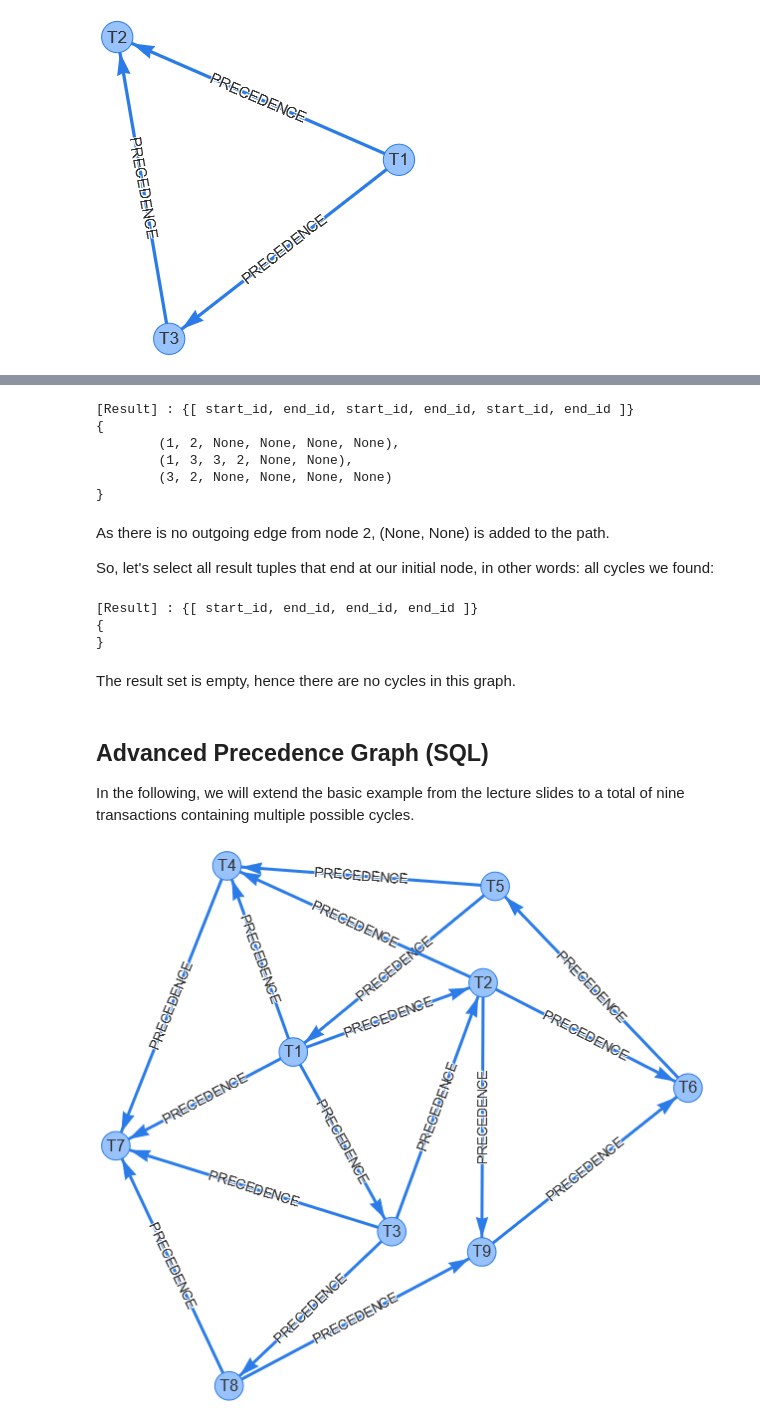
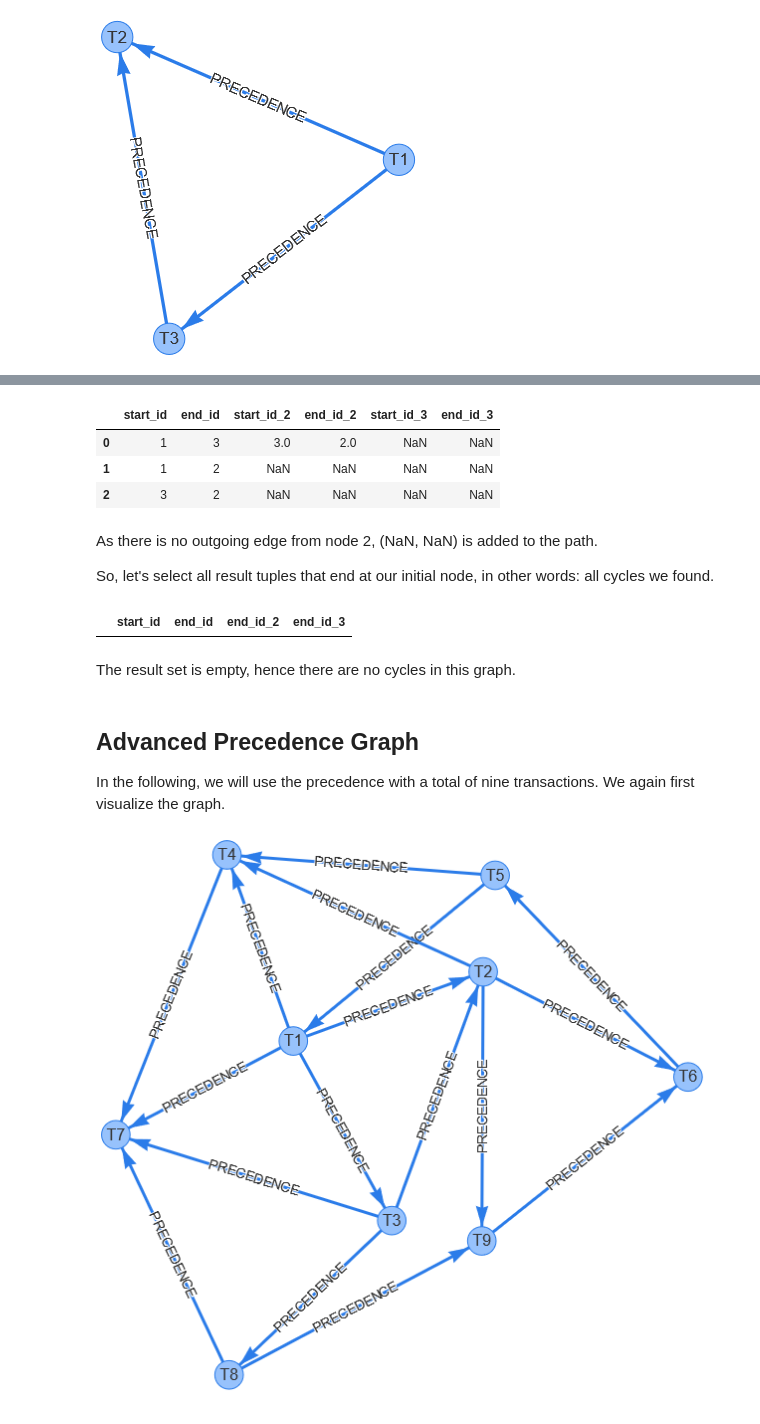
Before and after one commit to BigDataAnalyticsGroup/bigdataengineering, a Jupyter notebook: Graphs in SQL.ipynb, the cells around one changed output, grey strips where cells are left out. Drawn from its saved outputs; the diff is of its cells as text; code cells hidden in the pictures.

```diff
--- a/Graphs in SQL.ipynb
+++ b/Graphs in SQL.ipynb
@@ -274,11 +242,9 @@ A naive approach to find cycles is to simply join the `edges` table multiple tim
 # %%
-with psycopg.connect(DSN) as conn:
-    with conn.cursor() as cur:
-        cur.execute("""
-        SELECT *
-        FROM edges_small AS e1
-        LEFT OUTER JOIN edges_small AS e2
-            ON e1.end_id = e2.start_id AND e1.start_id != e2.start_id -- "!=" is necessary to not iterate through cycles
-        """)
-        print_set_postgres(cur)
+conn.execute("""
+SELECT *
+FROM edges_small AS e1
+    LEFT OUTER JOIN edges_small AS e2 ON e1.end_id = e2.start_id AND e1.start_id != e2.start_id
+    -- "!=" is necessary to not iterate through cycles
+""")
+display(conn.fetchdf())
 # %% [output]
@@ -293,48 +261,40 @@ Only for edge (1,3) we found a join mate.
 # %%
-with psycopg.connect(DSN) as conn:
-    with conn.cursor() as cur:
-        cur.execute("""
-        SELECT *
-        FROM edges_small AS e1
-        LEFT OUTER JOIN edges_small AS e2 ON e1.end_id = e2.start_id AND e1.start_id != e2.start_id
-        LEFT OUTER JOIN edges_small AS e3 ON e2.end_id = e3.start_id AND e1.start_id != e3.start_id;
-        """)
-        print_set_postgres(cur)
+conn.execute("""
+SELECT *
+FROM edges_small AS e1
+    LEFT OUTER JOIN edges_small AS e2 ON e1.end_id = e2.start_id AND e1.start_id != e2.start_id
+    LEFT OUTER JOIN edges_small AS e3 ON e2.end_id = e3.start_id AND e1.start_id != e3.start_id;
+""")
+display(conn.fetchdf())
 # %% [output]
-[Result] : {[ start_id, end_id, start_id, end_id, start_id, end_id ]}
-{
-        (1, 2, None, None, None, None),
-        (1, 3, 3, 2, None, None),
-        (3, 2, None, None, None, None)
-}
+|  | start_id | end_id | start_id_2 | end_id_2 | start_id_3 | end_id_3 |
+| 0 | 1 | 3 | 3.0 | 2.0 | NaN | NaN |
+| 1 | 1 | 2 | NaN | NaN | NaN | NaN |
+| 2 | 3 | 2 | NaN | NaN | NaN | NaN |
 # %% [markdown]
-As there is no outgoing edge from node 2, (None, None) is added to the path.
+As there is no outgoing edge from node 2, (NaN, NaN) is added to the path.
 
-So, let's select all result tuples that end at our initial node, in other words: all cycles we found:
+So, let's select all result tuples that end at our initial node, in other words: all cycles we found.
 # %%
-with psycopg.connect(DSN) as conn:
-    with conn.cursor() as cur:
-        cur.execute("""
-        SELECT e1.start_id, e1.end_id, e2.end_id, e3.end_id
-        FROM edges_small AS e1
-        LEFT OUTER JOIN edges_small AS e2 ON e1.end_id = e2.start_id AND e1.start_id != e2.start_id
-        LEFT OUTER JOIN edges_small AS e3 ON e2.end_id = e3.start_id AND e1.start_id != e3.start_id
-        WHERE e1.end_id = e1.start_id -- cycle through a self-reference
-            OR e2.end_id = e1.start_id -- cycle through one other node than e1
-            OR e3.end_id = e1.start_id -- cycle through two other nodes than e1
-        ORDER BY e1.start_id, e1.end_id, e2.end_id, e3.end_id;
-        """)
-        print_set_postgres(cur)
+conn.execute("""
+SELECT e1.start_id, e1.end_id, e2.end_id, e3.end_id
+FROM edges_small AS e1
+    LEFT OUTER JOIN edges_small AS e2 ON e1.end_id = e2.start_id AND e1.start_id != e2.start_id
+    LEFT OUTER JOIN edges_small AS e3 ON e2.end_id = e3.start_id AND e1.start_id != e3.start_id
+WHERE e1.end_id = e1.start_id -- cycle through a self-reference
+    OR e2.end_id = e1.start_id -- cycle through one other node than e1
+    OR e3.end_id = e1.start_id -- cycle through two other nodes than e1
+ORDER BY e1.start_id, e1.end_id, e2.end_id, e3.end_id;
+""")
+display(conn.fetchdf())
 # %% [output]
-[Result] : {[ start_id, end_id, end_id, end_id ]}
-{
-}
+|  | start_id | end_id | end_id_2 | end_id_3 |
 # %% [markdown]
 The result set is empty, hence there are no cycles in this graph.
 # %% [markdown]
-## Advanced Precedence Graph (SQL)
+## Advanced Precedence Graph
 
-In the following, we will extend the basic example from the lecture slides to a total of nine transactions containing multiple possible cycles.
+In the following, we will use the precedence with a total of nine transactions. We again first visualize the graph.
 # %%
 from IPython.display import Image
 Image(filename='pics/graphs/advanced_example.png')
```
Also changed, not shown: parts of 49 cells of this notebook, 13 other files.
